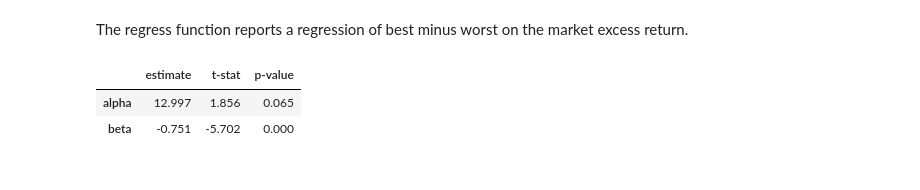
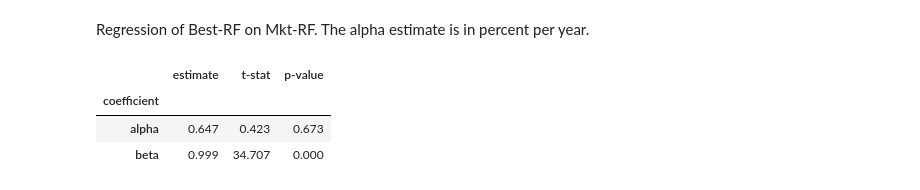
Before and after one commit to kerryback/2022-638-binder, a Jupyter notebook: 14-meanvariance.ipynb, the cells around one changed output. Drawn from its saved outputs; the diff is of its cells as text; code cells hidden in the pictures.

```diff
--- a/14-meanvariance.ipynb
+++ b/14-meanvariance.ipynb
@@ -12,11 +12,12 @@ with create_engine("sqlite:///files/mydata.db").connect() as conn:
     rets["rf"] = pd.read_sql("select rf from market", conn)
 # %%
 mvplot(rets)
-# %% [markdown]
-The regress function reports a regression of best minus worst on the market excess return.
+# %% [markdown]
+Regression of Best-RF on Mkt-RF.  The alpha estimate is in percent per year.
 # %%
-regress(rets)
+regress(rets, "best")
 # %% [output]
 |  | estimate | t-stat | p-value |
-| alpha | 12.997 | 1.856 | 0.065 |
-| beta | -0.751 | -5.702 | 0.000 |
+| coefficient |  |  |  |
+| alpha | 0.647 | 0.423 | 0.673 |
+| beta | 0.999 | 34.707 | 0.000 |
```
Also changed, not shown: parts of 2 cells of this notebook.
